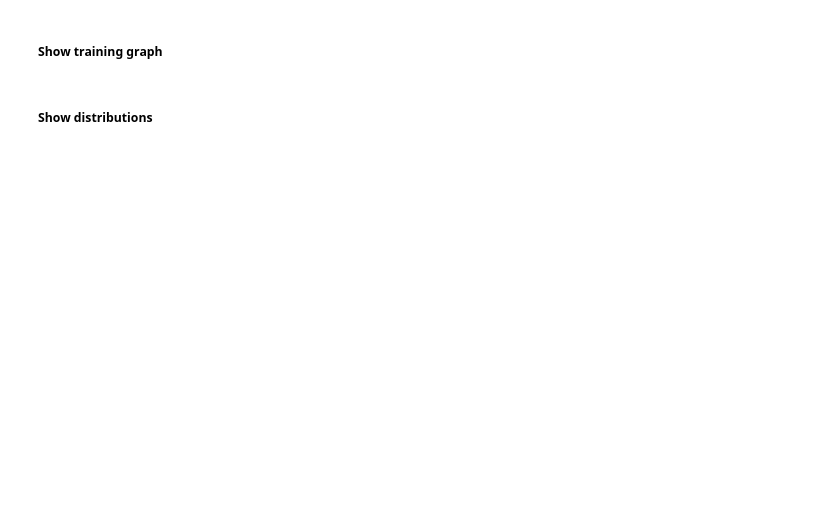
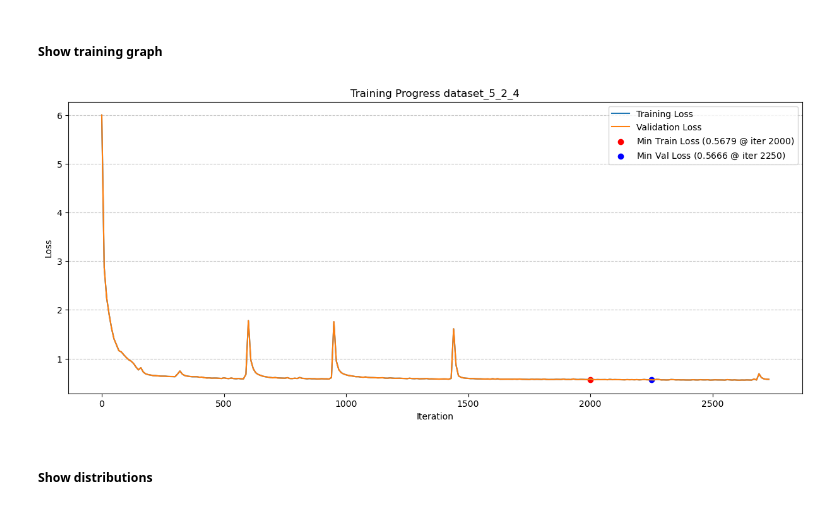
Before and after one commit to EshwaryForReasons/particleGPT, a Jupyter notebook: analysis.ipynb, the cells around one changed output. Cells and saved outputs as stored; diff of their text form; code cells hidden in the pictures; blank space fills up the shorter version.

```diff
--- a/analysis.ipynb
+++ b/analysis.ipynb
@@ -3,33 +3,52 @@
 # %%
 import matplotlib.pyplot as plt
 import json
 import os
 import pUtil
 import glob
 
-train_model = 'dataset_4_2_1'
+train_model = 'dataset_5_2_4'
 train_model_dir = pUtil.get_training_dir(train_model)
 training_log_files = glob.glob(os.path.join(train_model_dir, "*.jsonl"))
 
-train_data = []
+train_data_dict = {}
+# Since we only test and save checkpoint every eval_interval, we need to keep track of checkpoint data separately for saved train_loss and val_loss
+checkpoint_data_dict = {}
 for file in training_log_files:
     with open(file, 'r') as data_file:
         for line in data_file:
             jdata = json.loads(line)
             if jdata['message'] == "Training progress" and 'iter' in jdata:
-                train_data.append([jdata['iter'], jdata['train_loss'], jdata['val_loss']])
+                train_data_dict[jdata['iter']] = (jdata['train_loss'], jdata['val_loss'])
+            elif jdata['message'] == "Training progress: checking checkpoint conditions":
+                checkpoint_data_dict[jdata['step']] = (jdata['train_loss'], jdata['val_loss'])
 
-x, train_loss, val_loss = zip(*train_data)
+sorted_iterations = sorted(train_data_dict.keys())
+train_loss = [train_data_dict[i][0] for i in sorted_iterations]
+val_loss = [train_data_dict[i][1] for i in sorted_iterations]
+
+saved_sorted_iterations = sorted(checkpoint_data_dict.keys())
+saved_train_loss = [checkpoint_data_dict[i][0] for i in saved_sorted_iterations]
+saved_val_loss = [checkpoint_data_dict[i][1] for i in saved_sorted_iterations]
+
+min_saved_train_loss = min(saved_train_loss)
+min_saved_val_loss = min(saved_val_loss)
+min_train_iter = saved_sorted_iterations[saved_train_loss.index(min_saved_train_loss)]
+min_val_iter = saved_sorted_iterations[saved_val_loss.index(min_saved_val_loss)]
 
 plt.figure(figsize=(15, 6))
-plt.plot(x, train_loss, label='Training Loss')
-plt.plot(x, val_loss, label='Validation Loss')
+plt.plot(sorted_iterations, train_loss, label='Training Loss')
+plt.plot(sorted_iterations, val_loss, label='Validation Loss')
+plt.scatter(min_train_iter, min_saved_train_loss, color='red', marker='o', label=f'Min Train Loss (${min_saved_train_loss:.4f}$ @ iter {min_train_iter})')
+plt.scatter(min_val_iter, min_saved_val_loss, color='blue', marker='o', label=f'Min Val Loss (${min_saved_val_loss:.4f}$ @ iter {min_val_iter})')
 plt.title(f'Training Progress {os.path.basename(train_model)}')
 plt.xlabel('Iteration')
 plt.ylabel('Loss')
 plt.legend()
 plt.grid(axis="y", linestyle="--", alpha=0.7)
 plt.show()
+# %% [output]
+[figure, added]
 # %% [markdown]
 ##### Show distributions
 # %%
```
Also changed, not shown: 24 other files.
